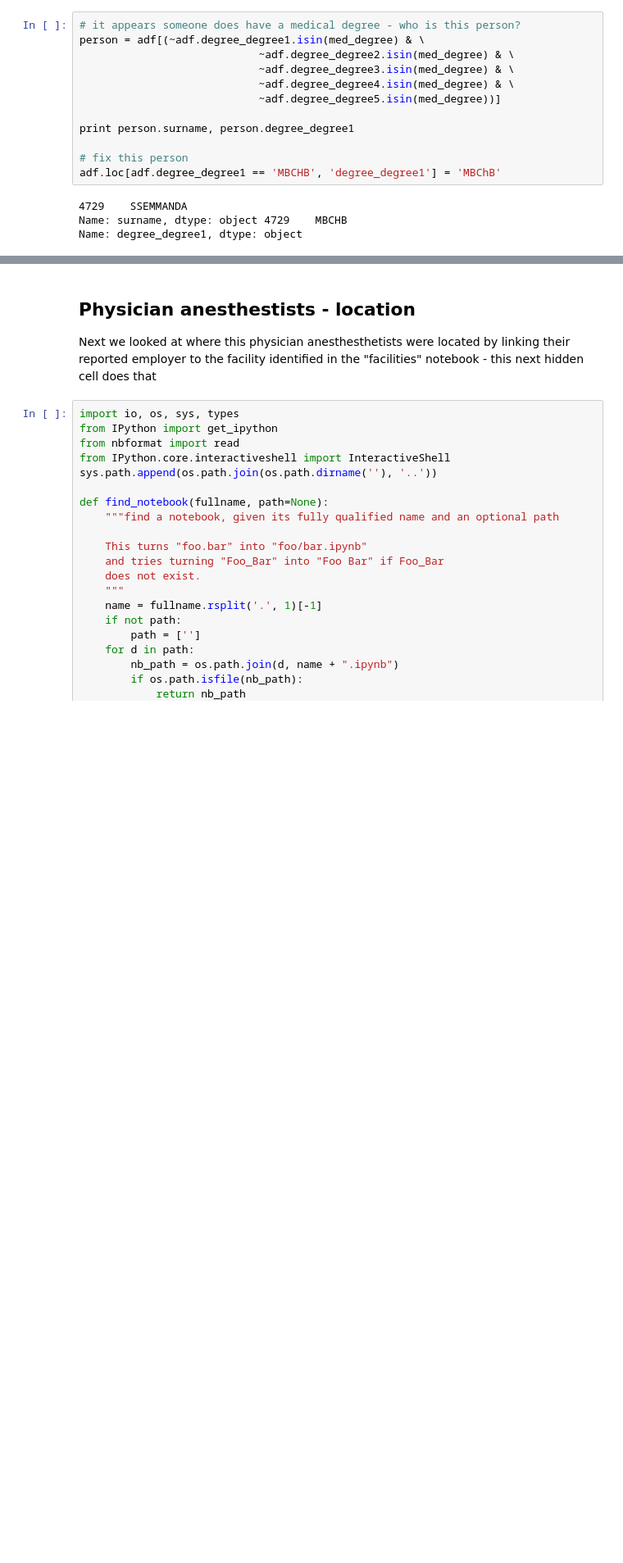
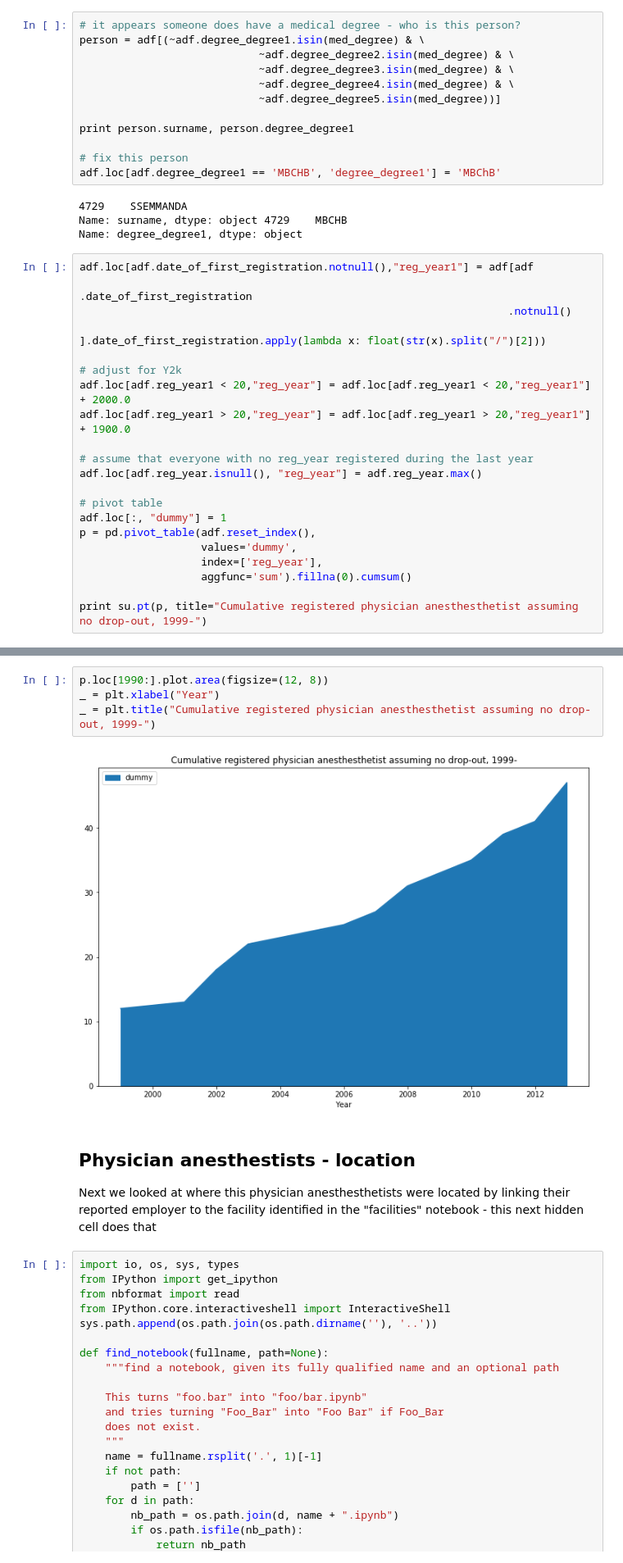
Before and after one commit to alexgoodell/uganda-model, a Jupyter notebook: notebooks/Physicians.ipynb, the cells around one changed output, grey strips where cells are left out. Shown at 82% size. Cells and saved outputs as stored; diff of their text form; blank space fills up the shorter version.

```diff
--- a/notebooks/Physicians.ipynb
+++ b/notebooks/Physicians.ipynb
@@ -469,3 +481,24 @@ adf.loc[adf.degree_degree1 == 'MBCHB', 'degree_degree1'] = 'MBChB'
 4729    SSEMMANDA
 Name: surname, dtype: object 4729    MBCHB
 Name: degree_degree1, dtype: object
+# %%
+adf.loc[adf.date_of_first_registration.notnull(),"reg_year1"] = adf[adf
+                                                                   .date_of_first_registration
+                                                                   .notnull()
+                                                                  ].date_of_first_registration.apply(lambda x: float(str(x).split("/")[2]))
+
+# adjust for Y2k
+adf.loc[adf.reg_year1 < 20,"reg_year"] = adf.loc[adf.reg_year1 < 20,"reg_year1"] + 2000.0
+adf.loc[adf.reg_year1 > 20,"reg_year"] = adf.loc[adf.reg_year1 > 20,"reg_year1"] + 1900.0
+
+# assume that everyone with no reg_year registered during the last year
+adf.loc[adf.reg_year.isnull(), "reg_year"] = adf.reg_year.max()
+
+# pivot table
+adf.loc[:, "dummy"] = 1
+p = pd.pivot_table(adf.reset_index(),
+                   values='dummy',
+                   index=['reg_year'],
+                   aggfunc='sum').fillna(0).cumsum()
+
+print su.pt(p, title="Cumulative registered physician anesthesthetist assuming no drop-out, 1999-")
@@ -472,3 +527,9 @@ Name: degree_degree1, dtype: object
+# %%
+p.loc[1990:].plot.area(figsize=(12, 8))
+_ = plt.xlabel("Year")
+_ = plt.title("Cumulative registered physician anesthesthetist assuming no drop-out, 1999-")
+# %% [output]
+[figure, added]
 # %% [markdown]
 ## Physician anesthestists - location
 Next we looked at where this physician anesthesthetists were located by linking their reported employer to the facility identified in the "facilities" notebook - this next hidden cell does that
```
Also changed, not shown: parts of 11 cells of this notebook, 2 other files.
